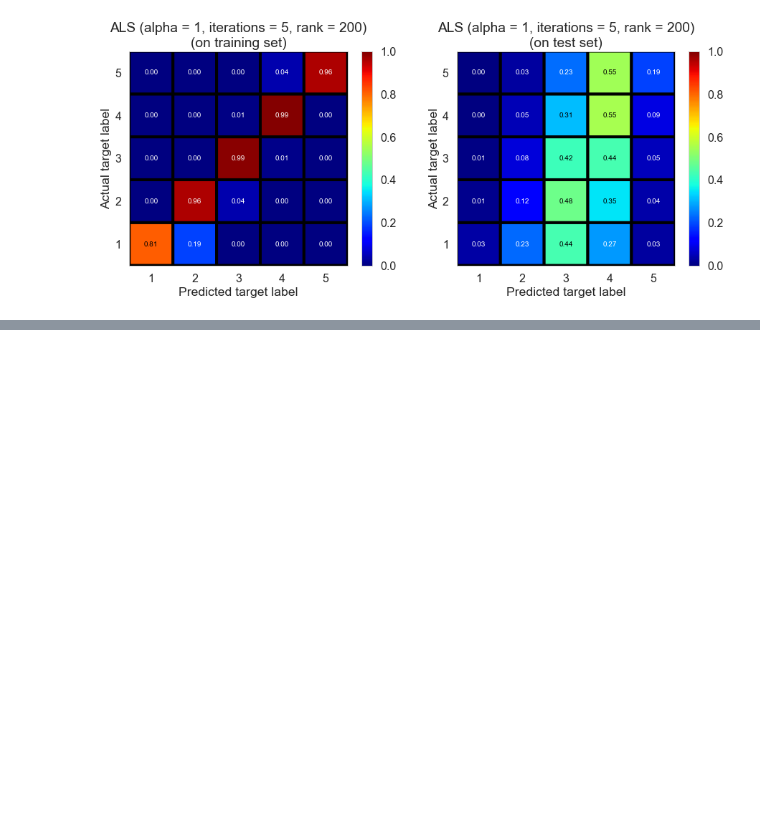
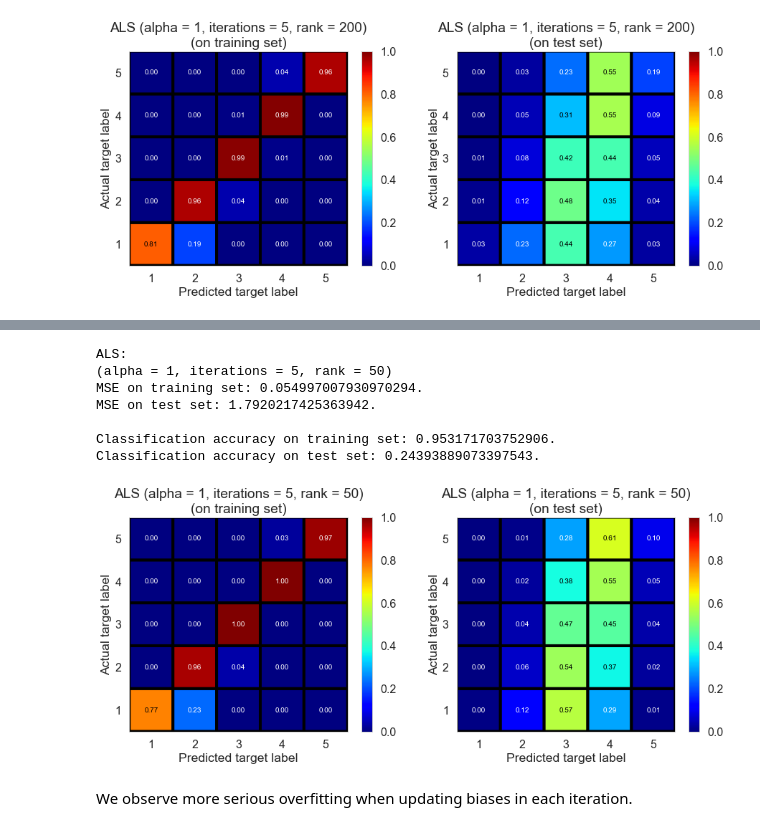
Before and after one commit to xuwd11/Recommender_Systems, a Jupyter notebook: 04_predictive_modeling.ipynb, the cells around one changed output, grey strips where cells are left out. Drawn from its saved outputs; the diff is of its cells as text; code cells hidden in the pictures; blank space fills up the shorter version.

```diff
--- a/04_predictive_modeling.ipynb
+++ b/04_predictive_modeling.ipynb
@@ -581,0 +718,38 @@ Classification accuracy on test set: 0.28047160411823313.
+# %%
+alpha = best_alpha1
+iterations = 5
+rank = 50
+
+als2 = ALS2(alpha=alpha, iterations=iterations, rank=rank).fit(X_train, y_train)
+# %%
+print('ALS:')
+print('(alpha = {}, iterations = {}, rank = {})'.format(alpha, iterations, rank))
+print('MSE on training set: {}.'.format(als2.score(X_train, y_train, scoring='mse')))
+print('MSE on test set: {}.'.format(als2.score(X_test, y_test, scoring='mse')))
+print()
+print('Classification accuracy on training set: {}.'.format(als2.score(X_train, y_train, classification=True)))
+print('Classification accuracy on test set: {}.'.format(als2.score(X_test, y_test, classification=True)))
+
+y_pred_train_label = als2.predict(X_train, classification=True)
+y_pred_test_label = als2.predict(X_test, classification=True)
+
+plt.figure(figsize=(15, 5.5))
+plt.subplot(1, 2, 1)
+plot_cm(confusion_matrix(y_train, y_pred_train_label), 'ALS (alpha = {}, iterations = {}, rank = {})\n(on training set)'.\
+        format(alpha, iterations, rank))
+plt.subplot(1, 2, 2)
+plot_cm(confusion_matrix(y_test, y_pred_test_label), 'ALS (alpha = {}, iterations = {}, rank = {})\n(on test set)'.\
+        format(alpha, iterations, rank))
+
+plt.savefig(fig_dir + 'als2_cm1.png', bbox_inches='tight')
+# %% [output]
+ALS:
+(alpha = 1, iterations = 5, rank = 50)
+MSE on training set: 0.054997007930970294.
+MSE on test set: 1.7920217425363942.
+
+Classification accuracy on training set: 0.953171703752906.
+Classification accuracy on test set: 0.24393889073397543.
+[figure, added]
+# %% [markdown]
+We observe more serious overfitting when updating biases in each iteration.
```
Also changed, not shown: parts of 8 cells of this notebook, 3 other files.
